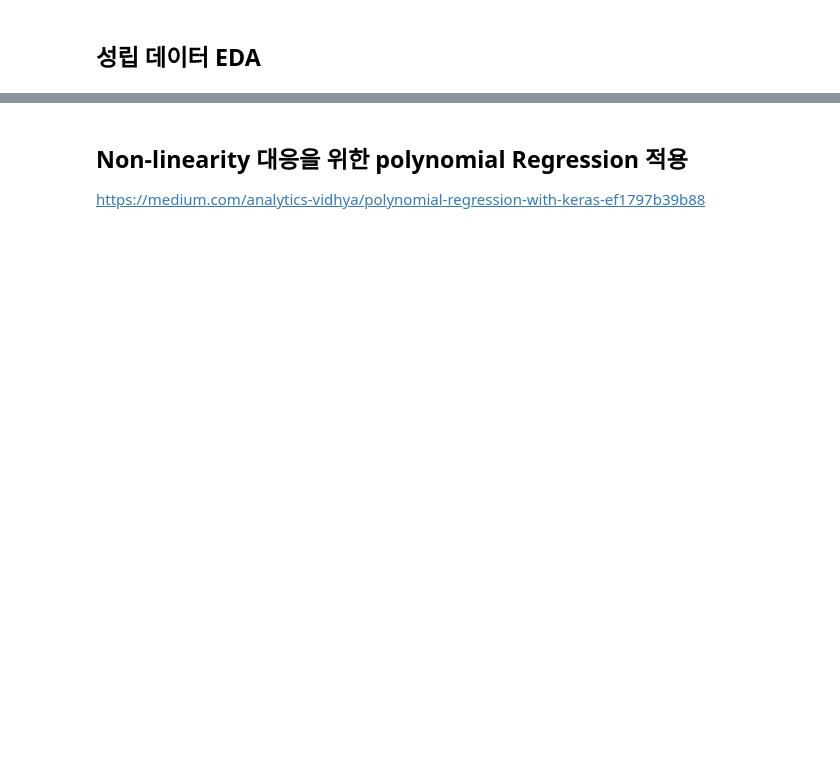
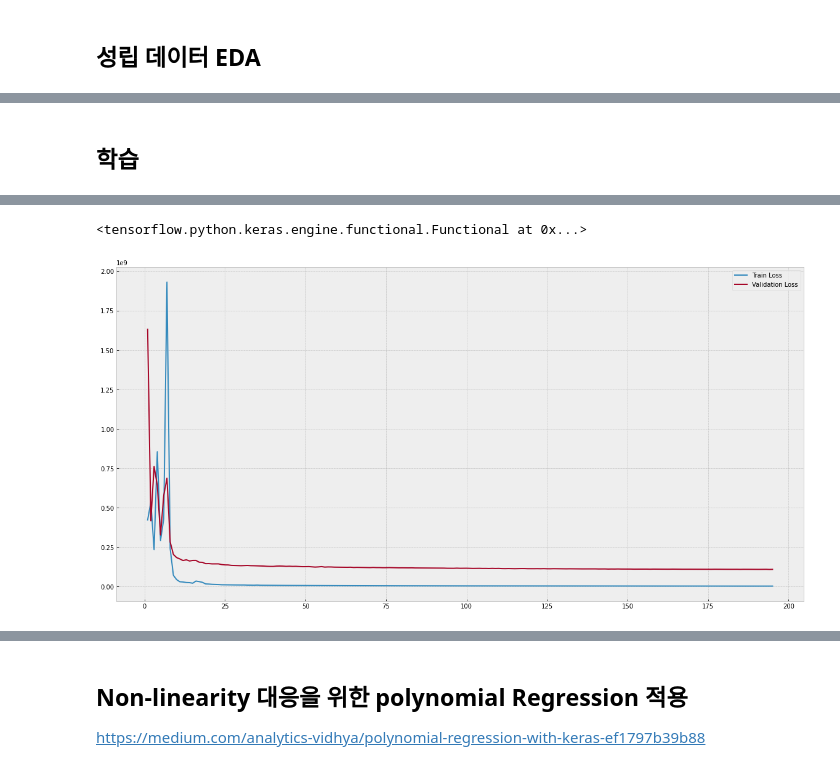
Before and after one commit to dolmani38/non-linear-regression, a Jupyter notebook: Regession_test_0813.ipynb, the cells around one changed output, grey strips where cells are left out. Cells and saved outputs as stored; diff of their text form; code cells hidden in the pictures; blank space fills up the shorter version.

```diff
--- a/Regession_test_0813.ipynb
+++ b/Regession_test_0813.ipynb
@@ -299,4 +220,0 @@ dataset
-# %%
-code_mapping = EmbeddingMapping(dataset['CODE'])
-dataset = dataset.assign(code_mapping=dataset['CODE'].apply(code_mapping.get_mapping))
-dataset
@@ -317,12 +220,0 @@ dataset
-# %%
-# trainset과 validationset 나누고... 기타 정리
-
-X_train_org, X_val_org, Y_train, Y_val = train_test_split(dataset[['REAL_YY','code_mapping']],
-    dataset['NAFYC'], test_size=0.1, random_state=0)
-
-# 학습 대상 변수만 선택
-X_train_continuous = X_train_org[['REAL_YY']]
-X_train_categorical = X_train_org[['code_mapping']]
-
-X_val_continuous  = X_val_org[['REAL_YY']]
-X_val_categorical = X_val_org[['code_mapping']]
@@ -379,0 +319,22 @@ Epoch: 100 - {'loss': 16116565.0, 'soft_5perc_acc': 0.368171751499176, 'soft_10p
+# %% [markdown]
+## 학습
+# %%
+def train_model(model,X_train_continuous, X_train_categorical,X_val_continuous, X_val_categorical,Y_train, Y_val, epochs = 200):
+  # Note continuous and categorical columns are inserted in the same order as defined in all_inputs
+  history = model.fit([X_train_continuous, X_train_categorical], Y_train,
+            epochs=epochs, batch_size=10000,
+            callbacks=[periodic_logger_10], verbose=0,
+            validation_data=([X_val_continuous, X_val_categorical], Y_val))
+  # Plot the train/validation loss values
+  plt.figure(figsize=(20,10))
+  _loss = history.history['loss'][5:]
+  _val_loss = history.history['val_loss'][5:]
+
+  train_loss_plot, = plt.plot(range(1, len(_loss)+1), _loss, label='Train Loss')
+  val_loss_plot, = plt.plot(range(1, len(_val_loss)+1), _val_loss, label='Validation Loss')
+
+  _ = plt.legend(handles=[train_loss_plot, val_loss_plot])
+  return model
+
+train_model(model,X_train_continuous, X_train_categorical,X_val_continuous, X_val_categorical,Y_train,Y_val, epochs = 200)
+# %% [output]
@@ -379,0 +361,2 @@ Epoch: 100 - {'loss': 16116565.0, 'soft_5perc_acc': 0.368171751499176, 'soft_10p
+<tensorflow.python.keras.engine.functional.Functional at 0x...>
+[figure, added]
```
Also changed, not shown: parts of 45 cells of this notebook.
